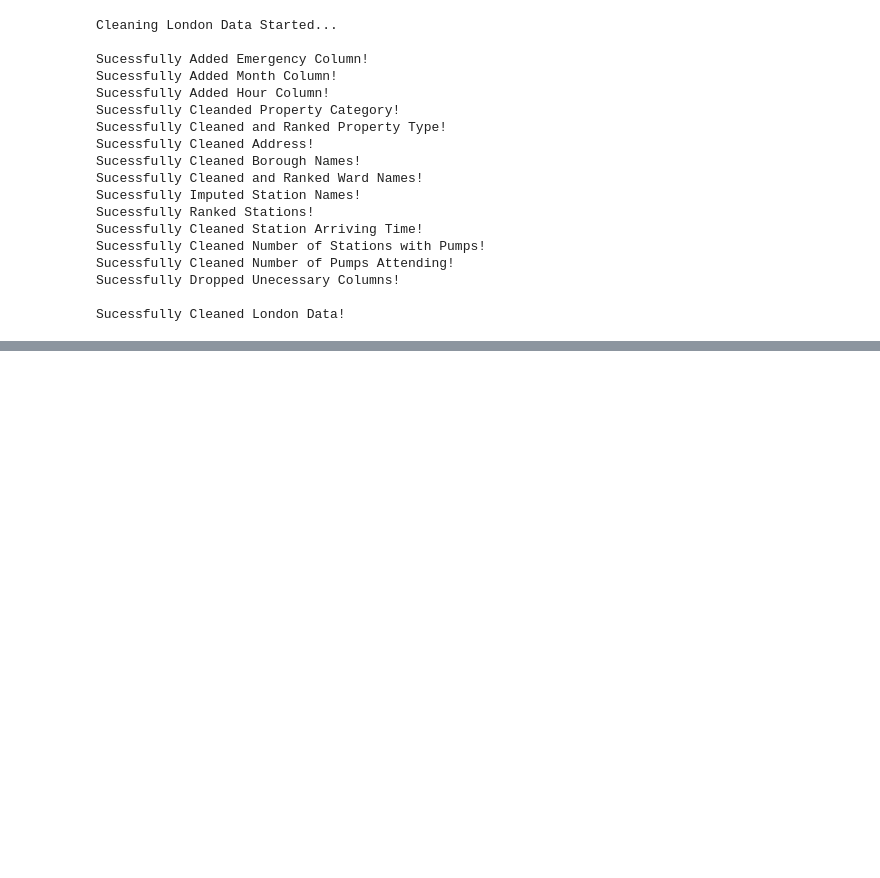
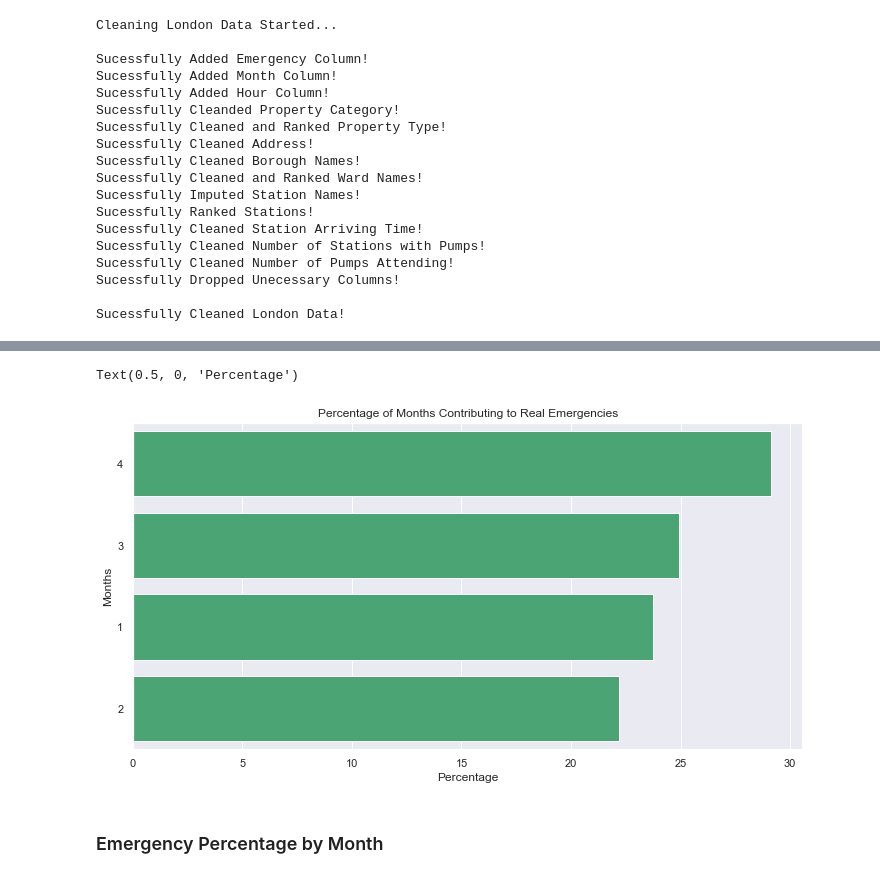
Before and after one commit to AustinYunker/London-Fire-Brigade, a Jupyter notebook: Data Visualizations.ipynb, the cells around one changed output, grey strips where cells are left out. Cells and saved outputs as stored; diff of their text form; code cells hidden in the pictures; blank space fills up the shorter version.

```diff
--- a/Data Visualizations.ipynb
+++ b/Data Visualizations.ipynb
@@ -55,0 +86,10 @@ Sucessfully Cleaned London Data!
+# %%
+#Create boolean for only incidents that resulted in an arrest
+mask = london["Emergency"] == 1
+
+#Ceate the percentages of crimes based on the filtered data set
+mth_by_emer = london.loc[mask, "Month"].value_counts() / london[mask].shape[0] * 100
+
+#Put the result into a dataframe
+mth_by_emer = pd.DataFrame(mth_by_emer).reset_index().rename(columns ={"index": "Month", "Month" : "Percentage"})
+mth_by_emer
@@ -55,0 +102,14 @@ Sucessfully Cleaned London Data!
+# %%
+#Make a bar chart of the results
+mth_by_emer["Month"] = mth_by_emer["Month"].astype(np.str)
+sns.set(rc = {'figure.figsize':(12,6)})
+sns.barplot(x="Percentage", y = "Month", order = mth_by_emer["Month"] \
+                                            , data = mth_by_emer, color = "mediumseagreen")
+plt.title("Percentage of Months Contributing to Real Emergencies")
+plt.ylabel("Months")
+plt.xlabel("Percentage")
+# %% [output]
+Text(0.5, 0, 'Percentage')
+[figure, added]
+# %% [markdown]
+### Emergency Percentage by Month
```
Also changed, not shown: parts of 87 cells of this notebook.
